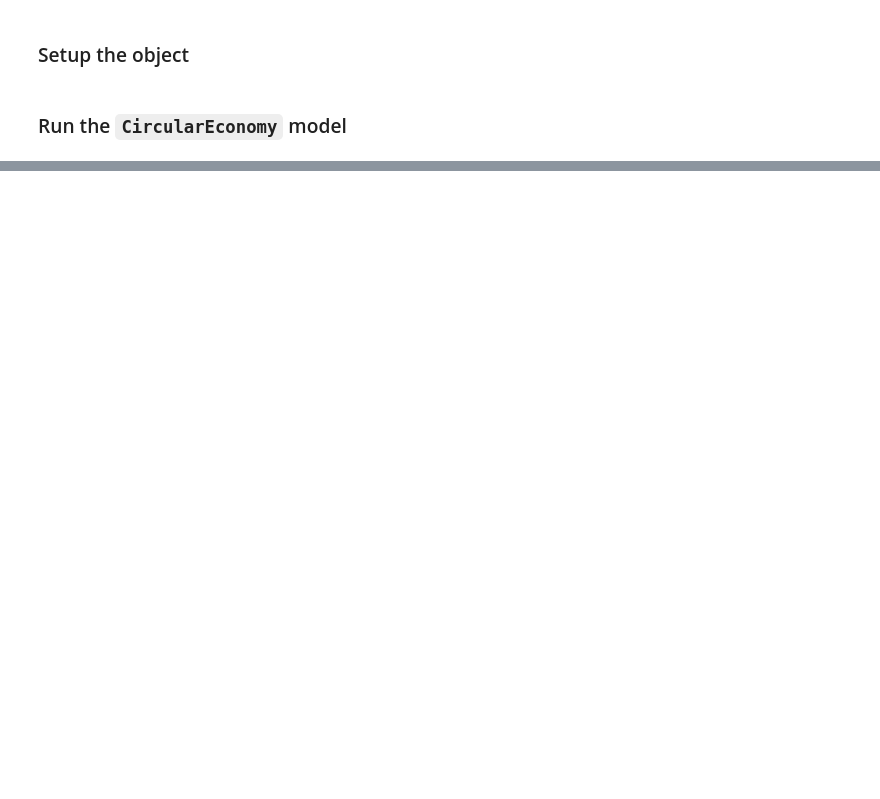
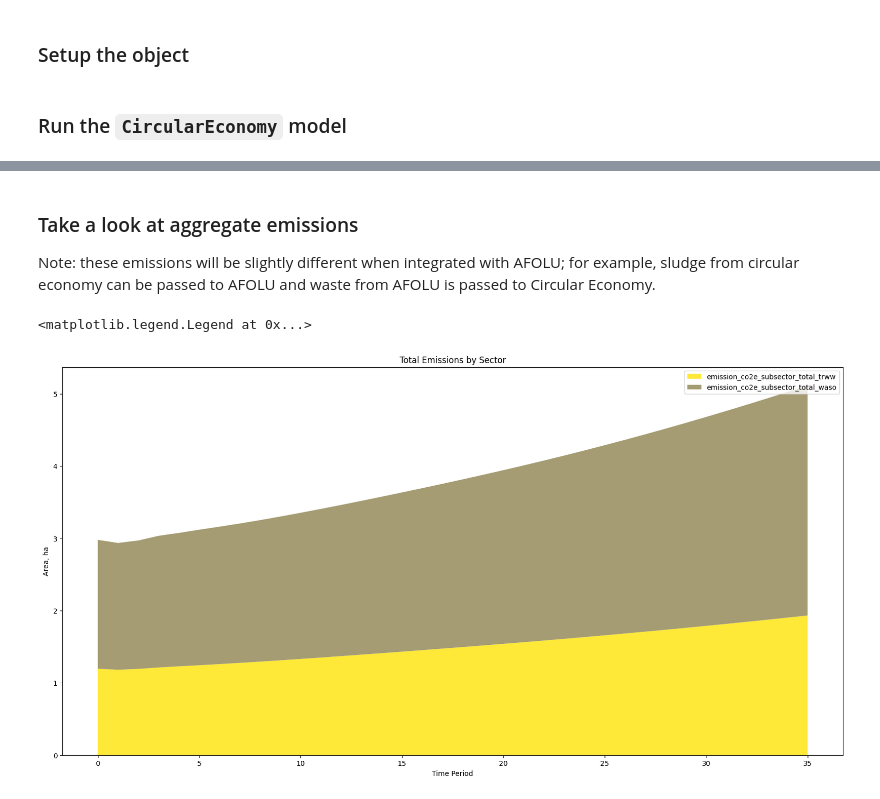
Before and after one commit to jcsyme/sisepuede_tutorials, a Jupyter notebook: sisepuede_tutorial_2-subsector_models.ipynb, the cells around one changed output, grey strips where cells are left out. Saved outputs shown, nothing was run; the diff lists cells and outputs as text; code cells hidden in the pictures; blank space fills up the shorter version.

```diff
--- a/sisepuede_tutorial_2-subsector_models.ipynb
+++ b/sisepuede_tutorial_2-subsector_models.ipynb
@@ -198,0 +316,30 @@ df_out_circecon = model_circecon(df_input)
+# %% [markdown]
+###  Take a look at aggregate emissions
+
+Note: these emissions will be slightly different when integrated with AFOLU; for example, sludge from circular economy can be passed to AFOLU and waste from AFOLU is passed to Circular Economy.
+# %%
+fields_subsector_total = model_attributes.get_sector_emission_total_fields("Circular Economy")
+
+# setup figure
+fig, ax = plt.subplots(figsize = (20, 10))
+ax.set_xlabel("Time Period")
+ax.set_ylabel("Area, ha")
+ax.set_title("Total Emissions by Sector")
+
+
+# can format
+cmap = plt.colormaps["cividis"]
+colors = [cmap(x/len(fields_subsector_total)) for x in range(1, len(fields_subsector_total) + 1)]
+dict_format = dict((x, {"color": colors[i] }) for i, x in enumerate(fields_subsector_total)),
+
+
+sup.plot_stack(
+    df_out_circecon,
+    fields_subsector_total,
+    dict_formatting = dict((x, {"color": colors[i] }) for i, x in enumerate(fields_subsector_total)),
+    figtuple = (fig, ax),
+)
+ax.legend(loc = "upper right")
+# %% [output]
+<matplotlib.legend.Legend at 0x...>
+[figure, added]
```
Also changed, not shown: parts of 26 cells of this notebook.
